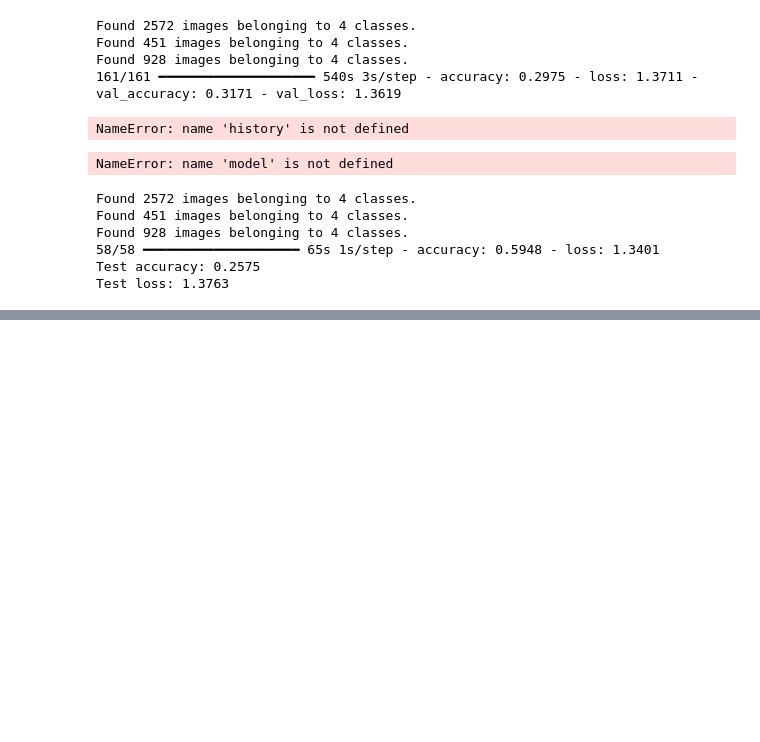
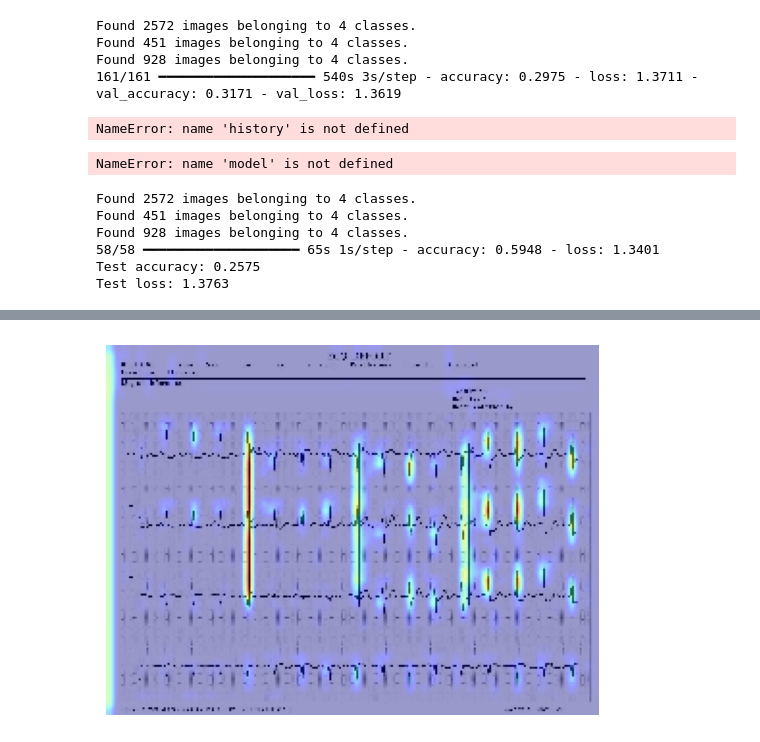
Before and after one commit to SantiagoBuffa/BeatAI, a Jupyter notebook: beatai.ipynb, the cells around one changed output, grey strips where cells are left out. Drawn from its saved outputs; the diff is of its cells as text; code cells hidden in the pictures; blank space fills up the shorter version.

```diff
--- a/beatai.ipynb
+++ b/beatai.ipynb
@@ -316,0 +312,5 @@ visualize_attention(model, img_test_path, last_conv_layer='conv3')
+# %%
+img_test_path = "data/ECG_DATA/test/ECG Images of Patient that have abnormal heartbeat (233x12=2796)/HB(5).jpg"
+visualize_attention(model, img_test_path, last_conv_layer='conv3')
+# %% [output]
+[figure, added]
```
Also changed, not shown: parts of 5 cells of this notebook.
